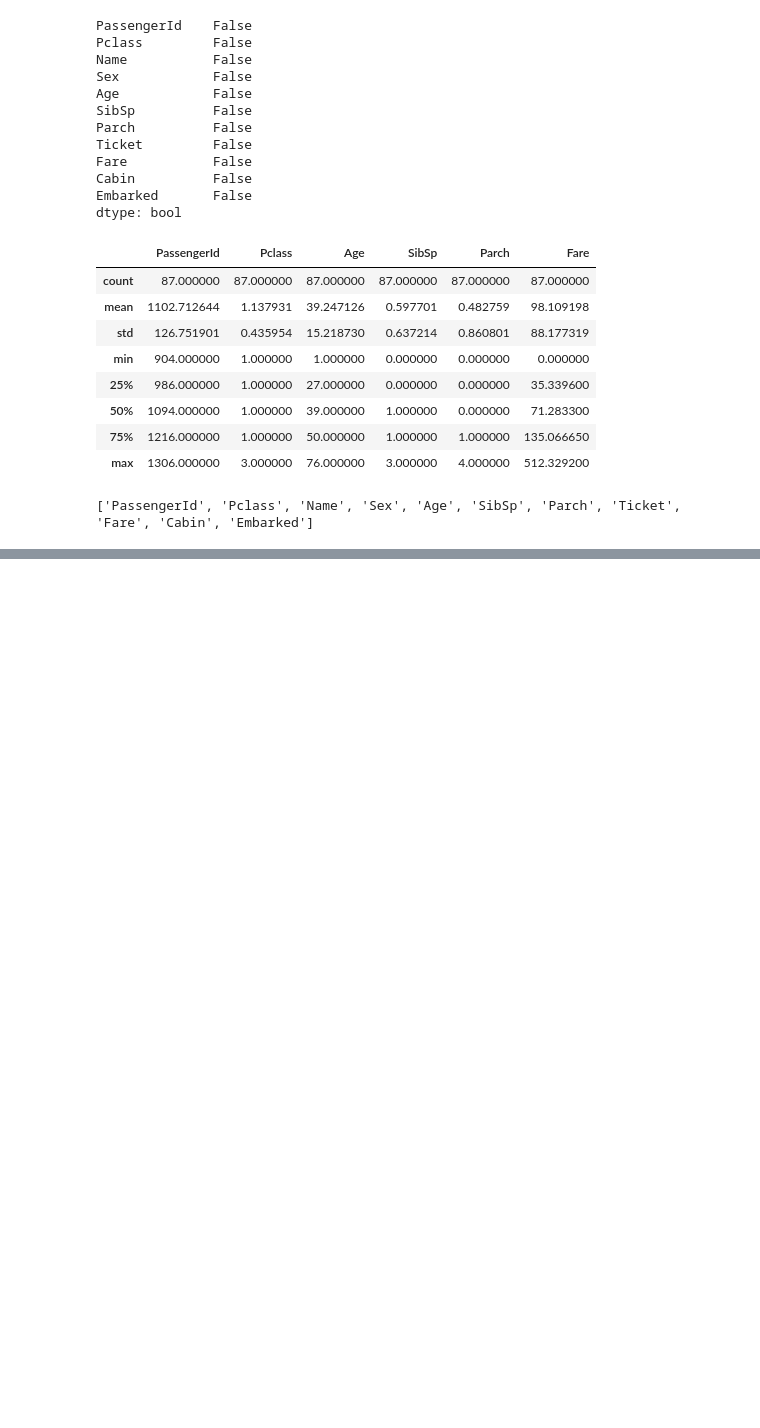
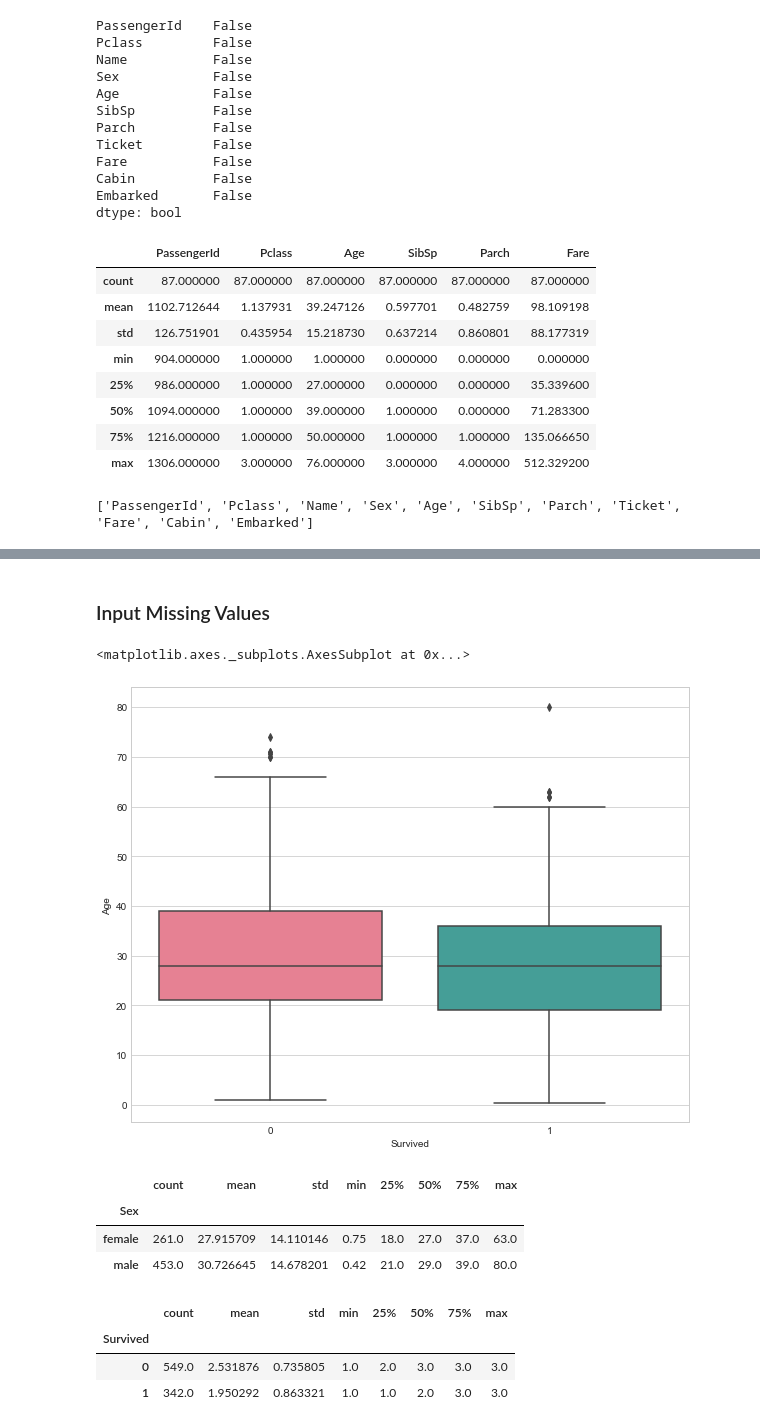
Before and after one commit to Lula27/Kaggle, a Jupyter notebook: TitanicChallenge.ipynb, the cells around one changed output, grey strips where cells are left out. Drawn from its saved outputs; the diff is of its cells as text; code cells hidden in the pictures; blank space fills up the shorter version.

```diff
--- a/TitanicChallenge.ipynb
+++ b/TitanicChallenge.ipynb
@@ -279,0 +445,4 @@ print(list(cpassInfo.columns))
+# %%
+# drop irrelevant variables & co-dependant variables (Fare)
+train_less = train.drop(['Cabin', 'Name', 'Ticket', 'Fare'], 1)
+train_less.tail(50) # only relevent variables here
@@ -279,0 +467,26 @@ print(list(cpassInfo.columns))
+# %% [markdown]
+### Input Missing Values
+# %%
+# Find relation between variables in dataset using a boxplot
+# From boxplot, looks like 1st class is skewed to the right (much older on average)
+# Lowest class(3rd) is the youngest (median age is mid-twenties)
+sb.boxplot(x='Survived', y='Age', data=train_less, palette='husl')
+# %% [output]
+<matplotlib.axes._subplots.AxesSubplot at 0x...>
+[figure, added]
+# %%
+# Get summary of boxplot using describe function
+train_less['Age'].groupby(train_less['Sex']).describe()
+# %% [output]
+|  | count | mean | std | min | 25% | 50% | 75% | max |
+| Sex |  |  |  |  |  |  |  |  |
+| female | 261.0 | 27.915709 | 14.110146 | 0.75 | 18.0 | 27.0 | 37.0 | 63.0 |
+| male | 453.0 | 30.726645 | 14.678201 | 0.42 | 21.0 | 29.0 | 39.0 | 80.0 |
+# %%
+train_less['Pclass'].groupby(train_less['Survived']).describe()
+# based on means, looks like more upper class folks survived
+# %% [output]
+|  | count | mean | std | min | 25% | 50% | 75% | max |
+| Survived |  |  |  |  |  |  |  |  |
+| 0 | 549.0 | 2.531876 | 0.735805 | 1.0 | 2.0 | 3.0 | 3.0 | 3.0 |
+| 1 | 342.0 | 1.950292 | 0.863321 | 1.0 | 1.0 | 2.0 | 3.0 | 3.0 |
```
Also changed, not shown: parts of 50 cells of this notebook, 1 other file.
